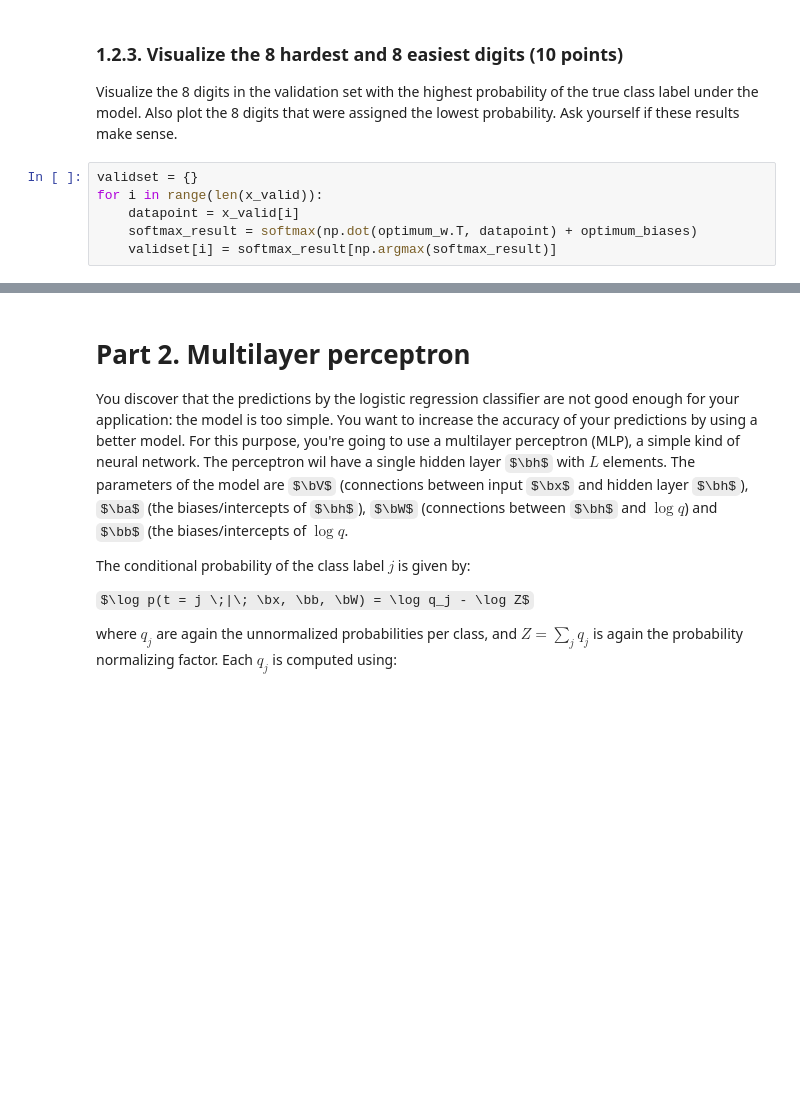
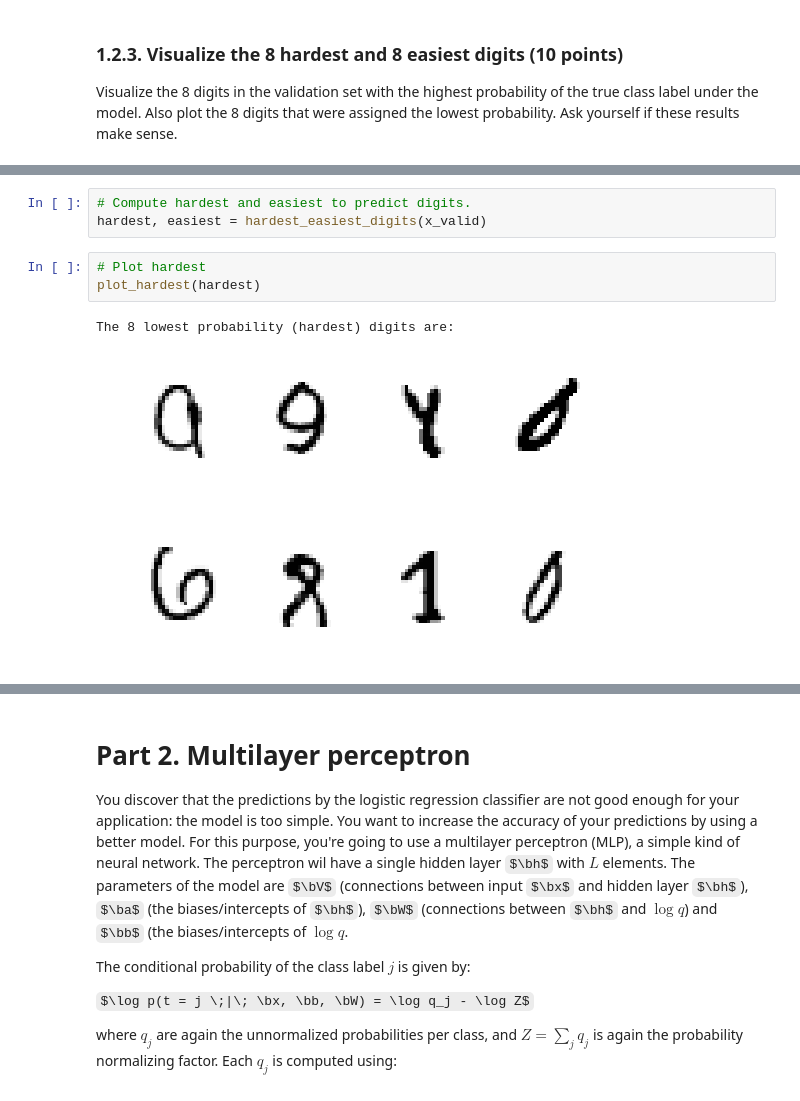
Before and after one commit to Vasileios-Charatsidis/machine_learning_1_labs, a Jupyter notebook: hw2/lab02_KIANFAR_MIRONENCO.ipynb, the cells around one changed output, grey strips where cells are left out. Saved outputs shown, nothing was run; the diff lists cells and outputs as text; some formulas as TeX source; blank space fills up the shorter version.

Commit message:
8 hardest/easiest refactoring

```diff
--- a/hw2/lab02_KIANFAR_MIRONENCO.ipynb
+++ b/hw2/lab02_KIANFAR_MIRONENCO.ipynb
@@ -366,9 +366,3 @@ plot_weights(wopt.T, 5)
 Visualize the 8 digits in the validation set with the highest probability of the true class label under the model.
 Also plot the 8 digits that were assigned the lowest probability.
 Ask yourself if these results make sense.
-# %%
-validset = {}
-for i in range(len(x_valid)):
-    datapoint = x_valid[i]
-    softmax_result = softmax(np.dot(optimum_w.T, datapoint) + optimum_biases)
-    validset[i] = softmax_result[np.argmax(softmax_result)]
@@ -403,0 +411,9 @@ for i in range(len(eight_hardest)):
+# %%
+# Compute hardest and easiest to predict digits.
+hardest, easiest = hardest_easiest_digits(x_valid)
+# %%
+# Plot hardest
+plot_hardest(hardest)
+# %% [output]
+The 8 lowest probability (hardest) digits are:
+[figure, added]
```
Also changed, not shown: parts of 5 cells of this notebook.
